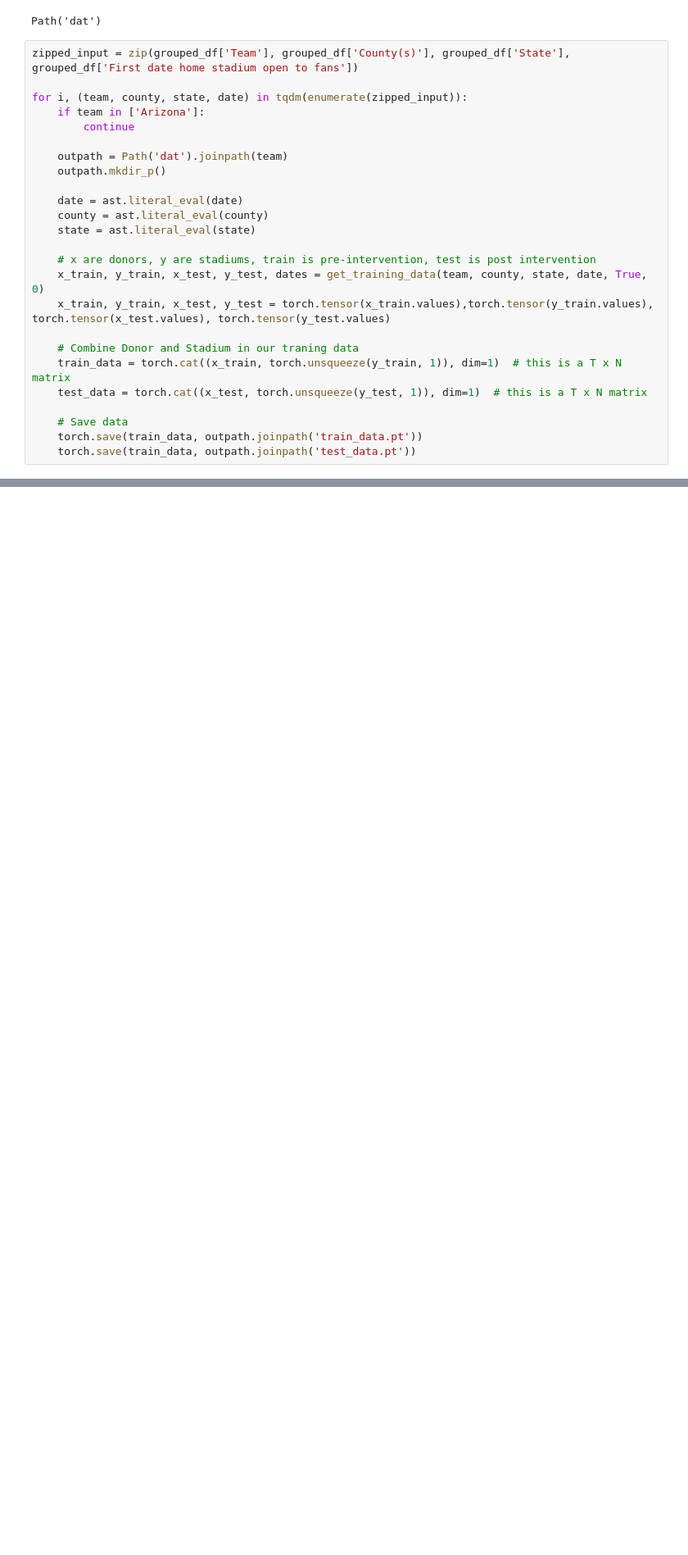
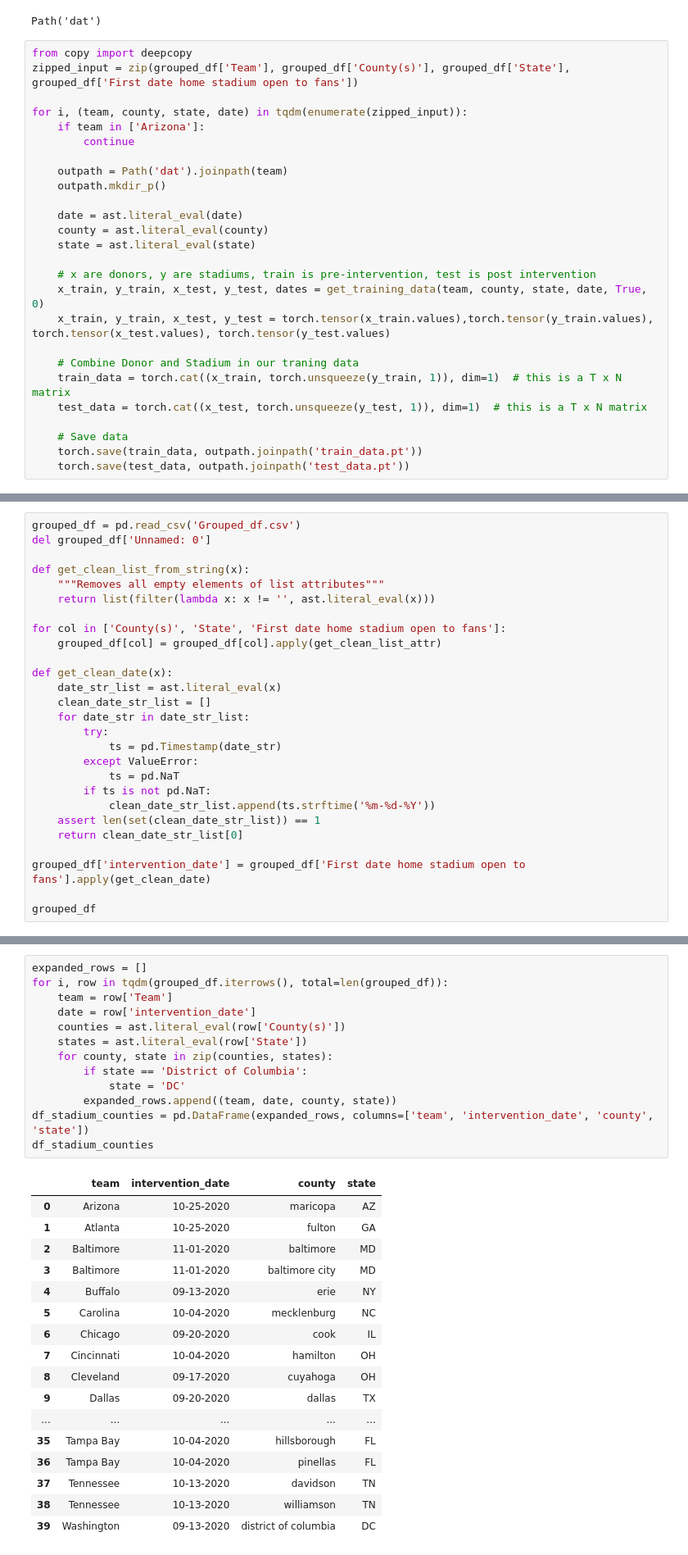
Before and after one commit to Joshuashou/Synthetic-Control-Paper-Model, a Jupyter notebook: process_data.ipynb, the cells around one changed output, grey strips where cells are left out. Shown: that part at 82% size. Drawn from its saved outputs; the diff is of its cells as text; blank space fills up the shorter version.

Commit message:
cleaning up data

```diff
--- a/process_data.ipynb
+++ b/process_data.ipynb
@@ -182,6 +190,7 @@ p.mkdir_p()
 # %% [output]
 Path('dat')
 # %%
+from copy import deepcopy
 zipped_input = zip(grouped_df['Team'], grouped_df['County(s)'], grouped_df['State'], grouped_df['First date home stadium open to fans'])
 
 for i, (team, county, state, date) in tqdm(enumerate(zipped_input)):
@@ -205,4 +214,4 @@ for i, (team, county, state, date) in tqdm(enumerate(zipped_input)):
 
     # Save data
     torch.save(train_data, outpath.joinpath('train_data.pt'))
-    torch.save(train_data, outpath.joinpath('test_data.pt'))
+    torch.save(test_data, outpath.joinpath('test_data.pt'))
@@ -211,0 +222,27 @@ test_data.pt   train_data.pt
+# %%
+grouped_df = pd.read_csv('Grouped_df.csv')
+del grouped_df['Unnamed: 0']
+
+def get_clean_list_from_string(x):
+    """Removes all empty elements of list attributes"""
+    return list(filter(lambda x: x != '', ast.literal_eval(x)))
+
+for col in ['County(s)', 'State', 'First date home stadium open to fans']:
+    grouped_df[col] = grouped_df[col].apply(get_clean_list_attr)
+
+def get_clean_date(x):
+    date_str_list = ast.literal_eval(x)
+    clean_date_str_list = []
+    for date_str in date_str_list:
+        try:
+            ts = pd.Timestamp(date_str)
+        except ValueError:
+            ts = pd.NaT
+        if ts is not pd.NaT:
+            clean_date_str_list.append(ts.strftime('%m-%d-%Y'))
+    assert len(set(clean_date_str_list)) == 1
+    return clean_date_str_list[0]
+
+grouped_df['intervention_date'] = grouped_df['First date home stadium open to fans'].apply(get_clean_date)
+
+grouped_df
@@ -211,0 +269,31 @@ test_data.pt   train_data.pt
+# %%
+expanded_rows = []
+for i, row in tqdm(grouped_df.iterrows(), total=len(grouped_df)):
+    team = row['Team']
+    date = row['intervention_date']
+    counties = ast.literal_eval(row['County(s)'])
+    states = ast.literal_eval(row['State'])
+    for county, state in zip(counties, states):
+        if state == 'District of Columbia':
+            state = 'DC'
+        expanded_rows.append((team, date, county, state))
+df_stadium_counties = pd.DataFrame(expanded_rows, columns=['team', 'intervention_date', 'county', 'state'])
+df_stadium_counties
+# %% [output]
+|  | team | intervention_date | county | state |
+| 0 | Arizona | 10-25-2020 | maricopa | AZ |
+| 1 | Atlanta | 10-25-2020 | fulton | GA |
+| 2 | Baltimore | 11-01-2020 | baltimore | MD |
+| 3 | Baltimore | 11-01-2020 | baltimore city | MD |
+| 4 | Buffalo | 09-13-2020 | erie | NY |
+| 5 | Carolina | 10-04-2020 | mecklenburg | NC |
+| 6 | Chicago | 09-20-2020 | cook | IL |
+| 7 | Cincinnati | 10-04-2020 | hamilton | OH |
+| 8 | Cleveland | 09-17-2020 | cuyahoga | OH |
+| 9 | Dallas | 09-20-2020 | dallas | TX |
+| ... | ... | ... | ... | ... |
+| 35 | Tampa Bay | 10-04-2020 | hillsborough | FL |
+| 36 | Tampa Bay | 10-04-2020 | pinellas | FL |
+| 37 | Tennessee | 10-13-2020 | davidson | TN |
+| 38 | Tennessee | 10-13-2020 | williamson | TN |
+| 39 | Washington | 09-13-2020 | district of columbia | DC |
```
Also changed, not shown: parts of 11 cells of this notebook, 1 other file.
